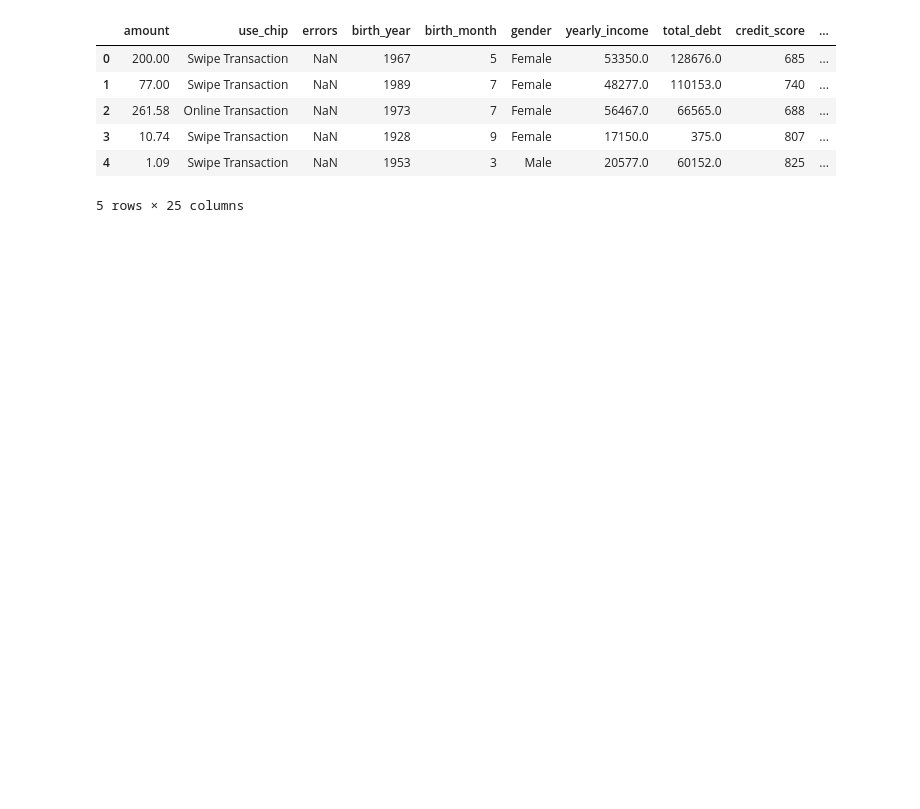
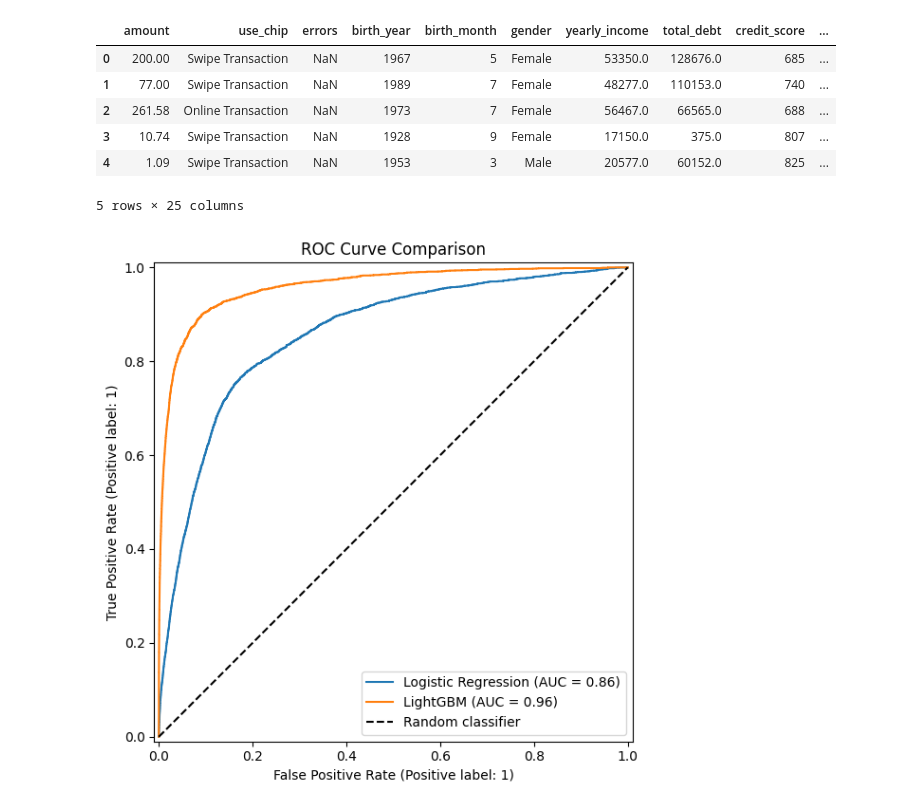
Before and after one commit to mariusguenterlang/M5-Forecasting, a Jupyter notebook: notebooks/03_model_exploration.ipynb, the cells around one changed output. Cells and saved outputs as stored; diff of their text form; code cells hidden in the pictures; blank space fills up the shorter version.

```diff
--- a/notebooks/03_model_exploration.ipynb
+++ b/notebooks/03_model_exploration.ipynb
@@ -266,3 +261,20 @@ aaa.head()
 | 3 | 10.74 | Swipe Transaction | NaN | 1928 | 9 | Female | 17150.0 | 375.0 | 807 | ... |
 | 4 | 1.09 | Swipe Transaction | NaN | 1953 | 3 | Male | 20577.0 | 60152.0 | 825 | ... |
 5 rows × 25 columns
+# %%
+from sklearn.metrics import RocCurveDisplay
+import matplotlib.pyplot as plt
+
+fig, ax = plt.subplots(figsize=(8, 6))
+
+# Plot both models on the same axes
+RocCurveDisplay.from_estimator(model, X_test, y_test, ax=ax, name="Logistic Regression")
+RocCurveDisplay.from_estimator(lgb_model, X_test, y_test, ax=ax, name="LightGBM")
+
+ax.plot([0, 1], [0, 1], 'k--', label='Random classifier')
+ax.set_title('ROC Curve Comparison')
+ax.legend()
+plt.tight_layout()
+plt.show()
+# %% [output]
+[figure, added]
```
Also changed, not shown: parts of 12 cells of this notebook, 5 other files.
